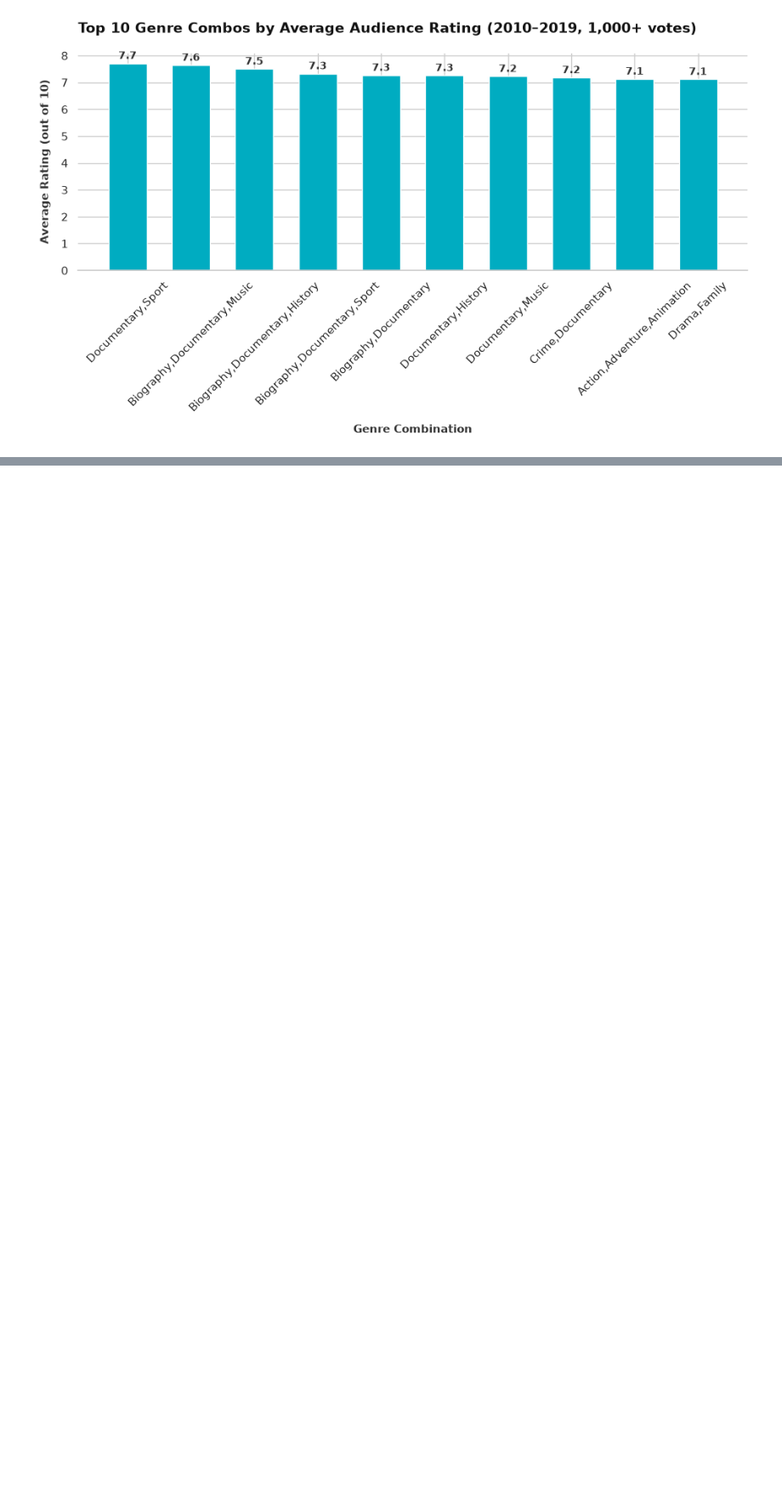
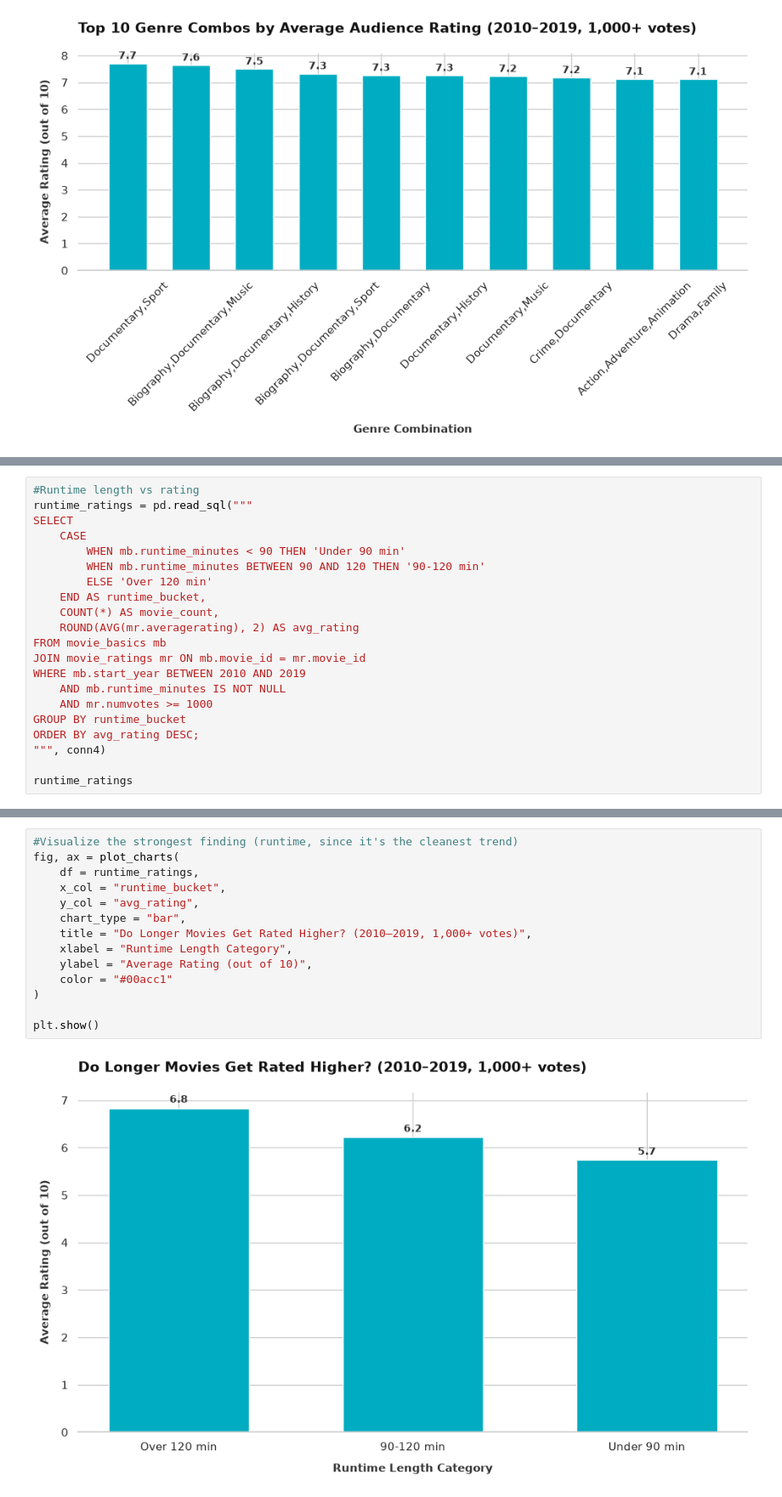
Before and after one commit to oliverkiplagat/dsc-sql-summative-lab, a Jupyter notebook: SQLSummativeLab.ipynb, the cells around one changed output, grey strips where cells are left out. Shown at 85% size. Saved outputs shown, nothing was run; the diff lists cells and outputs as text; blank space fills up the shorter version.

```diff
--- a/SQLSummativeLab.ipynb
+++ b/SQLSummativeLab.ipynb
@@ -869,0 +1003,21 @@ NOTE: You do not need to explore every aspect of this database. Find something t
+# %%
+#Runtime length vs rating
+runtime_ratings = pd.read_sql("""
+SELECT
+    CASE
+        WHEN mb.runtime_minutes < 90 THEN 'Under 90 min'
+        WHEN mb.runtime_minutes BETWEEN 90 AND 120 THEN '90-120 min'
+        ELSE 'Over 120 min'
+    END AS runtime_bucket,
+    COUNT(*) AS movie_count,
+    ROUND(AVG(mr.averagerating), 2) AS avg_rating
+FROM movie_basics mb
+JOIN movie_ratings mr ON mb.movie_id = mr.movie_id
+WHERE mb.start_year BETWEEN 2010 AND 2019
+    AND mb.runtime_minutes IS NOT NULL
+    AND mr.numvotes >= 1000
+GROUP BY runtime_bucket
+ORDER BY avg_rating DESC;
+""", conn4)
+
+runtime_ratings
@@ -869,0 +1076,16 @@ NOTE: You do not need to explore every aspect of this database. Find something t
+# %%
+#Visualize the strongest finding (runtime, since it's the cleanest trend)
+fig, ax = plot_charts(
+    df = runtime_ratings,
+    x_col = "runtime_bucket",
+    y_col = "avg_rating",
+    chart_type = "bar",
+    title = "Do Longer Movies Get Rated Higher? (2010–2019, 1,000+ votes)",
+    xlabel = "Runtime Length Category",
+    ylabel = "Average Rating (out of 10)",
+    color = "#00acc1"
+)
+
+plt.show()
+# %% [output]
+[figure, added]
```
Also changed, not shown: parts of 14 cells of this notebook.
